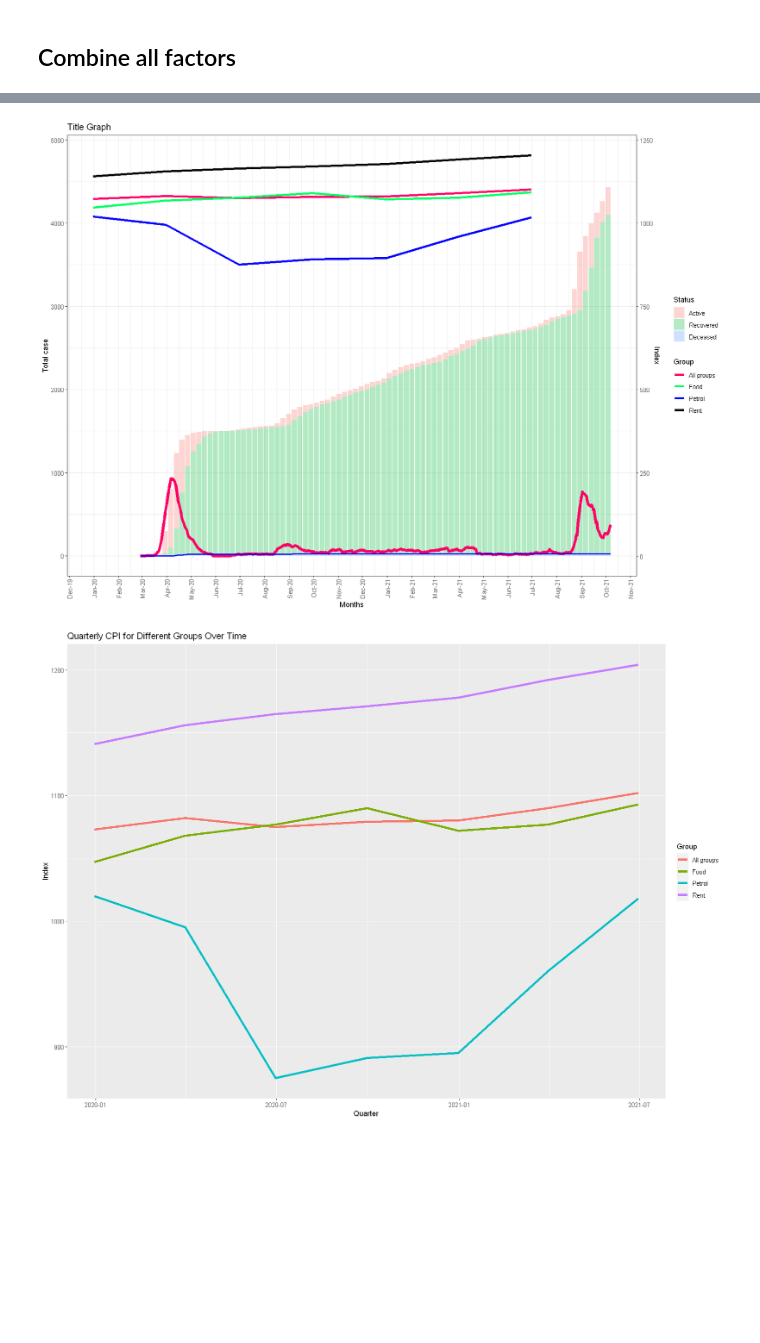
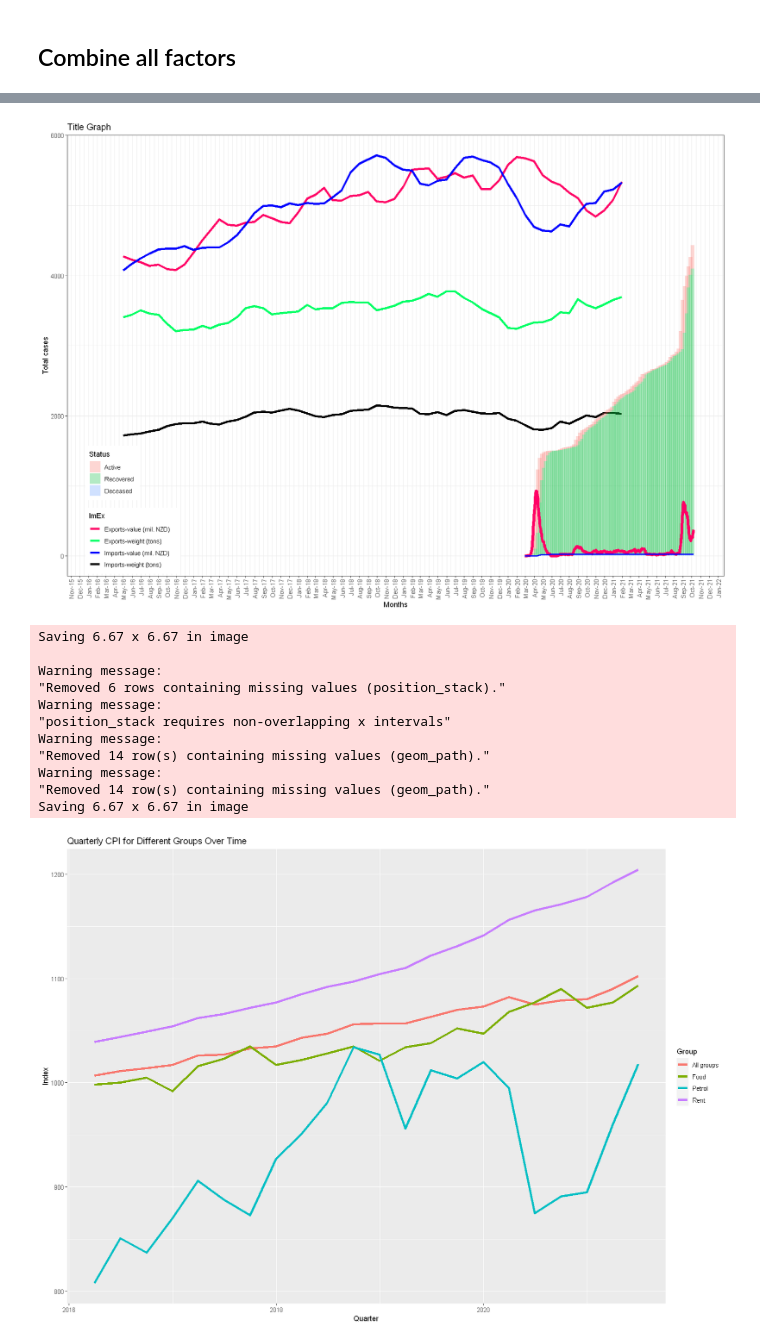
Before and after one commit to oscar-toohey/DATA201-group-project, a Jupyter notebook: Notebook_Final.ipynb, the cells around one changed output, grey strips where cells are left out. Saved outputs shown, nothing was run; the diff lists cells and outputs as text; code cells hidden in the pictures; blank space fills up the shorter version.

Commit message:
Change Graph to Covid+ImEx

```diff
--- a/Notebook_Final.ipynb
+++ b/Notebook_Final.ipynb
@@ -450,14 +469,30 @@ Warning message:
 # %% [markdown]
 ## Combine all factors
 # %%
+startDate = as.Date("2016-01-01")
 cpi_2020_df <- CPI_PRF %>%
     gather(key = group, value = index, -quarter) %>%
     rename(Group=group, HPI=index, Quarter=quarter) %>% arrange(Quarter) %>%
     mutate(Quarter = as.Date(as.yearqtr(Quarter, format = "%YQ%q"), frac = 1)) %>%
-    filter(Quarter >= as.Date("2019-10-01"))
+    filter(Quarter >= startDate)
+
+ImpExp_Weight_2020_df <- ImpExp_Weight_df %>% filter(Period > startDate) %>%
+    gather(key=ImEx, value=value, -Period) %>%
+    group_by(ImEx) %>%
+    mutate(RA_Value = rollmean(value, k=8, fill=NA))
+
+ImpExp_Value_2020_df <- ImpExp_Value_df %>% filter(Period > startDate) %>%
+    gather(key=ImEx, value=value, -Period) %>%
+    group_by(ImEx) %>%
+    mutate(RA_Value = rollmean(value, k=8, fill=NA))
 
 # Brrrrrr
-graph_df %>% head()
-graph_week_df %>% head()
-cpi_2020_df %>% head()
+# graph_df %>% tail()
+# graph_week_df %>% tail()
+# cpi_2020_df %>% tail()
+# merge_ImpExp_df(ImpExp_Weight_df, ImpExp_Value_df) %>% tail()
+ImpExp_Weight_2020_df %<>% mutate(ImEx=paste(ImEx, "weight (tons)", sep="-"))
+ImpExp_Value_2020_df %<>% mutate(ImEx=paste(ImEx, "value (mil. NZD)", sep="-"))
+ImpExp_Weight_2020_df %>% tail()
+ImpExp_Value_2020_df %>% tail()
 # %% [output]
@@ -491,23 +517,33 @@ A tibble: 6 × 3
 # %%
 color <- c(rgb(1,0,0.4,1), rgb(0,1,0.4,1), rgb(0,0,1,1), rgb(0,0,0,1))
 covid_weekly_plot <- ggplot() +
-        geom_bar(stat='identity', data = graph_week_df, alpha=0.3,
+#         Import/Export Lines
+#         geom_line(lwd=1.5, data=ImpExp_Weight_2020_df,
+#                  aes(x = Period, y = RA_Value, colour = ImEx)) +
+#         geom_line(lwd=1.5, data=ImpExp_Value_2020_df,
+#                  aes(x = Period, y = RA_Value, colour = ImEx)) +
+
+#         Covid-case count barplot
+        geom_bar(stat='identity', data = graph_week_df, alpha=0.3, width=12,
                  aes(x=Monday, y=Value, fill=factor(Status)) ) +
         geom_line(data=getByStatus(graph_df, "Active"), colour=color[1], size=2,
                  aes(x=Date, y=Value)) +
         geom_line(data=getByStatus(graph_df, "Deceased"), colour=color[3], size=1,
                  aes(x=Date, y=Value)) +
 
+#         CPI_lines
         geom_line(lwd=1.5, data=cpi_2020_df,
                  aes(x=Quarter, y=HPI*4, group=Group, colour=Group)) +
 
+#         Secondary Y-scale
         scale_y_continuous("Total case",
             sec.axis = sec_axis(~ . *0.25, name = "Index")
         ) +
+
         scale_color_manual(values=color) + theme_bw() +
-        theme(axis.text.x = element_text(angle = 90, vjust = 0.5, hjust=1)) +
+        theme(axis.text.x = element_text(angle = 90, vjust = 0.5, hjust=1), # x-axis flip
+             legend.position = c(0.1, 0.15)) +
         scale_x_date(date_breaks = "months" , date_labels = "%b-%y")
-
 
 covid_weekly_plot <- covid_weekly_plot +
 ggtitle("Title Graph") +
@@ -520,8 +556,10 @@ cpi_2020_plot <- cpi_2020_df %>%
     ylab("Index") + xlab("Quarter") + geom_line(lwd=1.5)
 # %%
 covid_weekly_plot
-# savePlot("CombinedPlot.png", covid_weekly_plot)
 cpi_2020_plot
+
+savePlot("CombinedPlot_ImEx.png", covid_weekly_plot)
+savePlot("CPI2020.png", cpi_2020_plot)
 # %% [output]
 Warning message:
 "Removed 6 rows containing missing values (position_stack)."
@@ -528,2 +572,13 @@ Warning message:
-[figure, old version]
+[figure, new version]
+Saving 6.67 x 6.67 in image
+
+Warning message:
+"Removed 6 rows containing missing values (position_stack)."
+Warning message:
+"position_stack requires non-overlapping x intervals"
+Warning message:
+"Removed 14 row(s) containing missing values (geom_path)."
+Warning message:
+"Removed 14 row(s) containing missing values (geom_path)."
+Saving 6.67 x 6.67 in image
-[figure, old version]
+[figure, new version]
```
Also changed, not shown: parts of 4 cells of this notebook, 6 other files.
